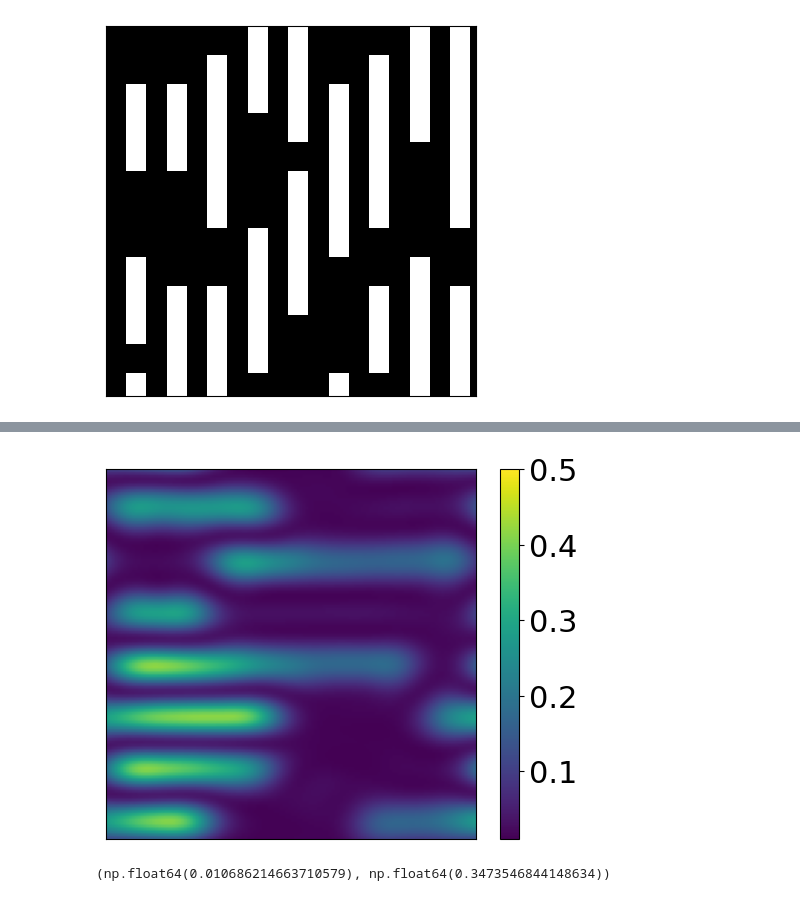
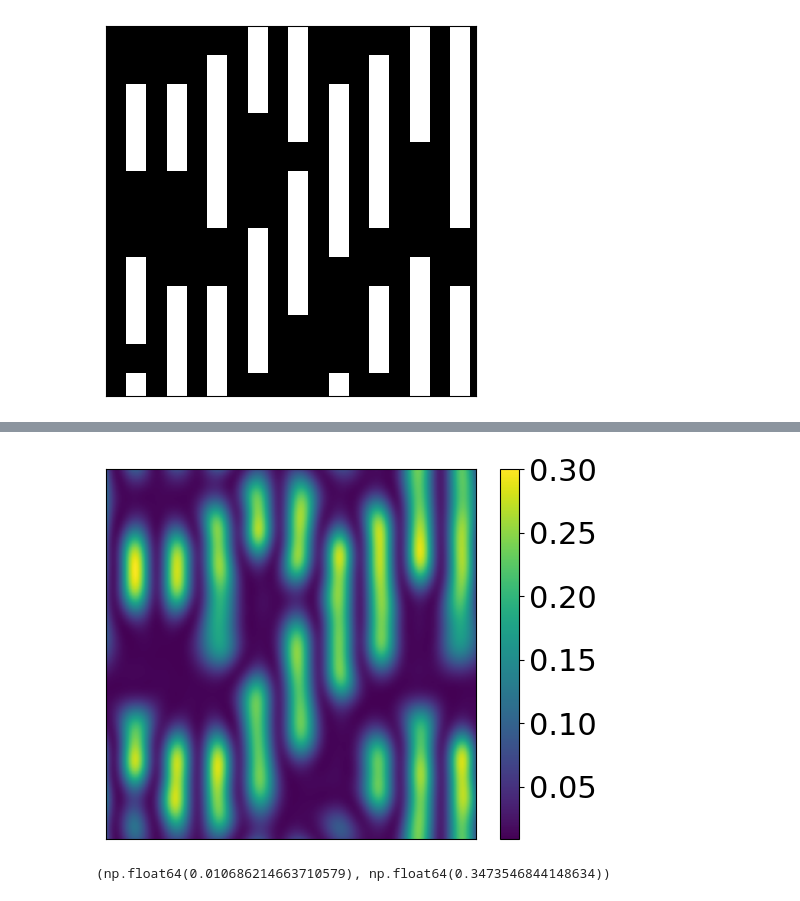
Before and after one commit to takahashi-edalab/EUVlitho, a Jupyter notebook: notebooks/abbe.ipynb, the cells around one changed output, grey strips where cells are left out. Drawn from its saved outputs; the diff is of its cells as text; code cells hidden in the pictures.

```diff
--- a/notebooks/abbe.ipynb
+++ b/notebooks/abbe.ipynb
@@ -70,19 +74,19 @@ x_intensity_map.min(), x_intensity_map.max()
 # %%
 from matplotlib import pyplot as plt
 
-if const.is_high_na:
+if sc.is_high_na:
     plt.imshow(x_intensity_map[::-1].T, vmax=0.5)
 else:
-    plt.imshow(x_intensity_map.T, vmax=0.3)
+    plt.imshow(x_intensity_map, vmax=0.3)
     # plt.title("Dipole_Y Illumination, X Polarization")
 cbar = plt.colorbar()
 cbar.ax.tick_params(labelsize=22)
 plt.xticks([])  # x軸
 plt.yticks([])  # y軸
 
 plt.show()
 # %% [output]
-[figure, old version]
+[figure, new version]
 # %%
 
 from elitho.intensity import intensity
```
Also changed, not shown: parts of 2 cells of this notebook, 3 other files.
